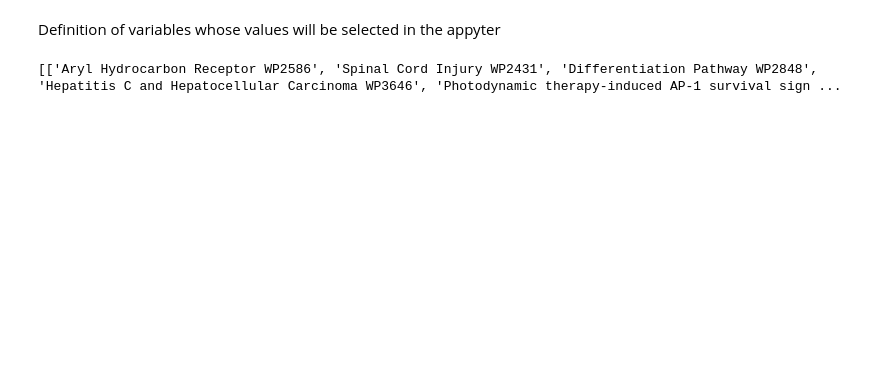
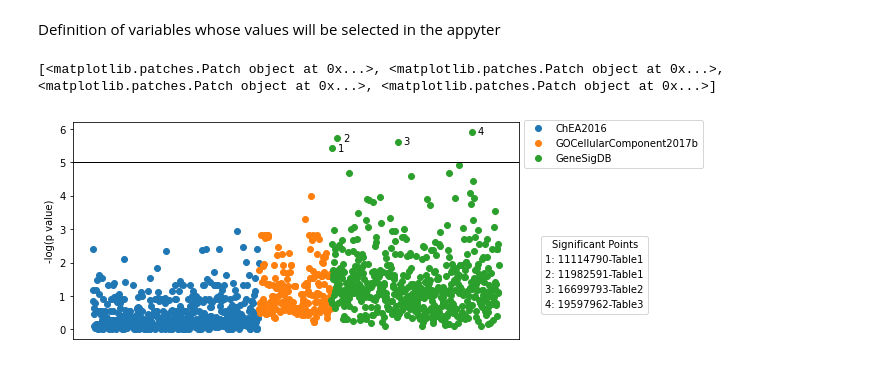
Before and after one commit to MaayanLab/Enrichr-Viz-Appyter, a Jupyter notebook: Manhattan-Appyter/Manhattan-Plot.ipynb, the cells around one changed output. Drawn from its saved outputs; the diff is of its cells as text; code cells hidden in the pictures; blank space fills up the shorter version.

```diff
--- a/Manhattan-Appyter/Manhattan-Plot.ipynb
+++ b/Manhattan-Appyter/Manhattan-Plot.ipynb
@@ -21,20 +17,16 @@ Definition of variables whose values will be selected in the appyter
 genes = ['TP53', 'TNF', 'EGFR', 'GKN1', 'HADHA', 'APOE', 'ESR1', 'VEGFA', 'TGFB1', 'PREPL', 'TIA1', 'TPO', 'TTN', 'SATB2', 'CHPF', 'MALL', 'MIPIP', 'NUPL1', 'IL6', 'PDIA3', 'CTNNB1', 'SLC39A1', 'DTNA','SLC1A1', 'GALNT2', 'HIST2H2AC', 'CD63']
 
 color = "plum"
-enrichr_libraries = ['WikiPathways_2019_Human'] # list of libraries
+enrichr_libraries = ['ChEA_2016', 'GO_Cellular_Component_2017b', 'GeneSigDB']
+
 final_output_file_names = ['output']
 figure_file_format = ['png']
+legend_location = 'side' # or 'below'
+significance_line = '5'
 # %%
-# Combine libraries from all categories
-#enrichr_libraries = np.sort(transcription_libraries+pathways_libraries+ontologies_libraries+diseases_drugs_libraries+cell_types_libraries+miscellaneous_libraries+legacy_libraries+crowd_libraries)
-
 # Function to get Enrichr Results
 # Takes a gene list and Enrichr libraries as input
 def Enrichr_API(enrichr_gene_list, all_libraries):
-
-    all_terms = []
-    all_pvalues =[]
-    all_adjusted_pvalues = []
 
     for library_name in all_libraries :
         ENRICHR_URL = 'http://amp.pharm.mssm.edu/Enrichr/addList'
@@ -64,9 +56,16 @@ def Enrichr_API(enrichr_gene_list, all_libraries):
 
         data = json.loads(response.text)
 
-        results_df  = pd.DataFrame(data[library_name][0:5])
-        all_terms.append(list(results_df[1]))
-        all_pvalues.append(list(results_df[2]))
-        all_adjusted_pvalues.append(list(results_df[6]))
+        #results_df  = pd.DataFrame(data[library_name][0:5])
 
-    return([all_terms, all_pvalues, all_adjusted_pvalues, str(short_id)])
+        results_df  = pd.DataFrame(data[library_name])
+        # adds library name to the data frame so the libraries can be distinguished
+        results_df['library'] = library_name.replace('_', '')
+
+        # all_terms.append(list(results_df[1]))
+        # all_pvalues.append(list(results_df[2]))
+        # all_adjusted_pvalues.append(list(results_df[6]))
+        # library_names.append(list(results_df['library']))
+
+
+    return([results_df, str(short_id)])
@@ -76,11 +71,0 @@ results = Enrichr_API(genes, enrichr_libraries)
-# %%
-# Function plots results
-# Takes all terms, all p-values, all adjusted p-values, plot title, Enrichr libraries, and specified figure format
-def enrichr_figure(all_terms, all_pvalues, all_adjusted_pvalues, plot_names, all_libraries, fig_format, bar_color):
-    if len(all_libraries) == 1:
-        # make a scatterplot
-        print(all_terms)
-# %%
-enrichr_figure(results[0], results[1], results[2], final_output_file_names, enrichr_libraries, figure_file_format, color)
-# %% [output]
-[['Aryl Hydrocarbon Receptor WP2586', 'Spinal Cord Injury WP2431', 'Differentiation Pathway WP2848', 'Hepatitis C and Hepatocellular Carcinoma WP3646', 'Photodynamic therapy-induced AP-1 survival sign ...
@@ -86,0 +185,5 @@ enrichr_figure(results[0], results[1], results[2], final_output_file_names, enri
+# %%
+enrichr_figure()
+# %% [output]
+[<matplotlib.patches.Patch object at 0x...>, <matplotlib.patches.Patch object at 0x...>, <matplotlib.patches.Patch object at 0x...>, <matplotlib.patches.Patch object at 0x...>]
+[figure, added]
```
Also changed, not shown: parts of 3 cells of this notebook, 5 other files.
